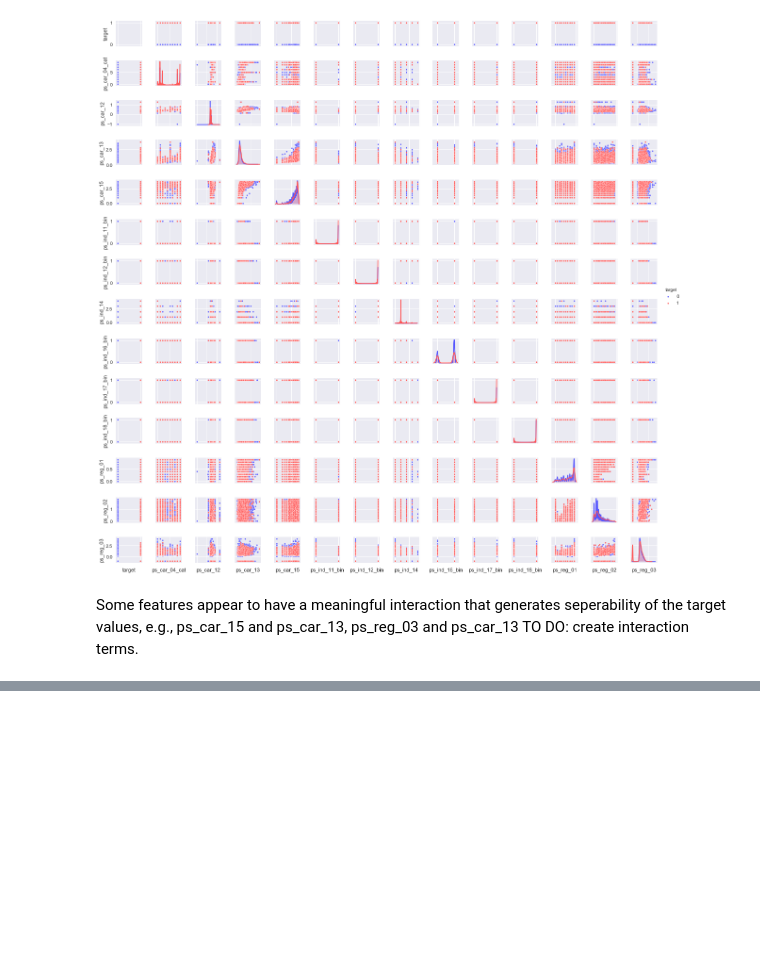
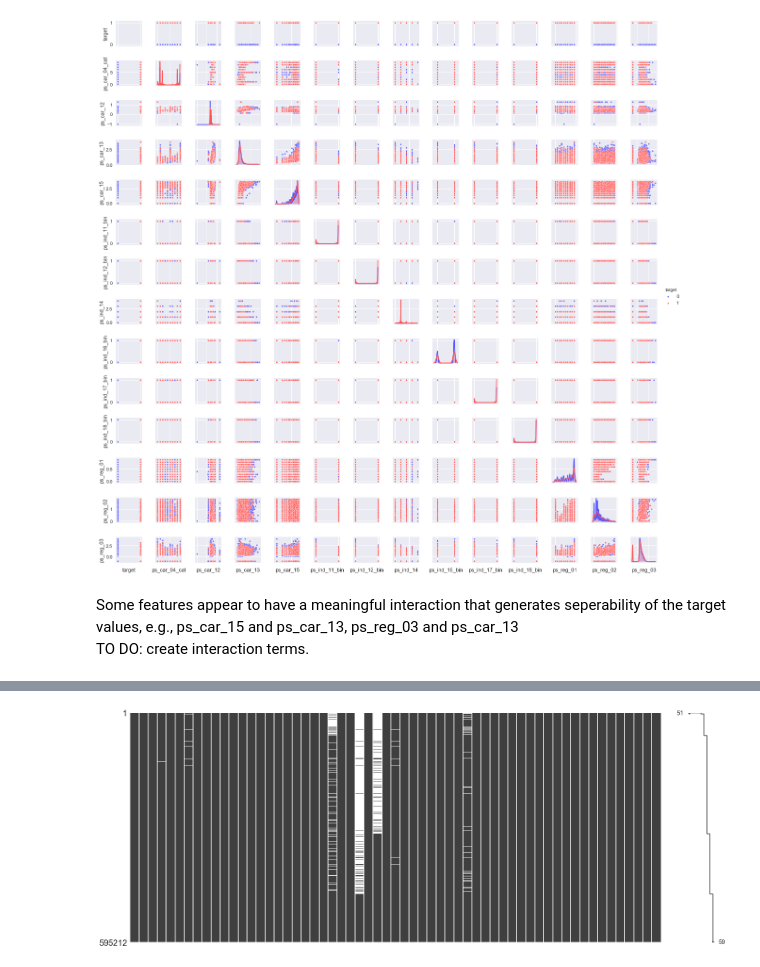
Before and after one commit to GreysonL/MIT6.867, a Jupyter notebook: Code/Data_exploration.ipynb, the cells around one changed output, grey strips where cells are left out. Cells and saved outputs as stored; diff of their text form; code cells hidden in the pictures; blank space fills up the shorter version.

Commit message:
Updated data exploration

```diff
--- a/Code/Data_exploration.ipynb
+++ b/Code/Data_exploration.ipynb
@@ -127,0 +128,11 @@ TO DO: create interaction terms.
+# %%
+##########################################################################################################
+### Missing data
+##########################################################################################################
+# Print peprcent missing overall and for each column
+train_sortedByMissing = msno.nullity_sort(train, sort='ascending') # Sort by missingness
+train_missing = train_sortedByMissing[train_sortedByMissing.isnull().any(axis=1)] # Missing at least one value
+print("Any missing: ", train_missing.shape[0]/train_sortedByMissing.shape[0])
+
+print("Percent missing by column")
+train_sortedByMissing.isnull().sum()/train_sortedByMissing.shape[0]
@@ -127,0 +164,5 @@ TO DO: create interaction terms.
+# %%
+### Visualize missingness by subject, sorted from highest to lowest percent missingness
+msno.matrix(train_sortedByMissing)
+# %% [output]
+[figure, added]
```
Also changed, not shown: parts of 8 cells of this notebook.
